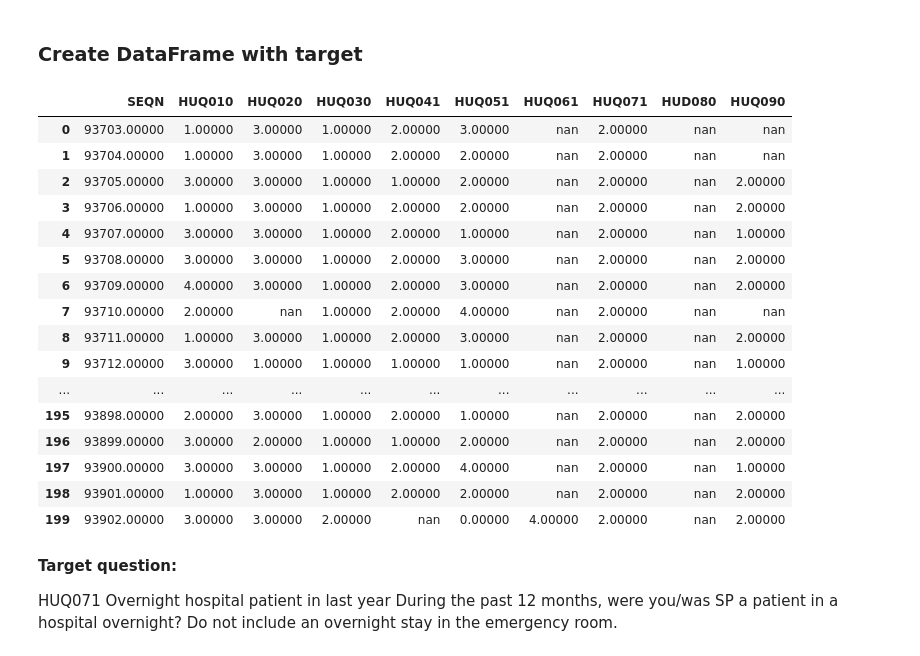
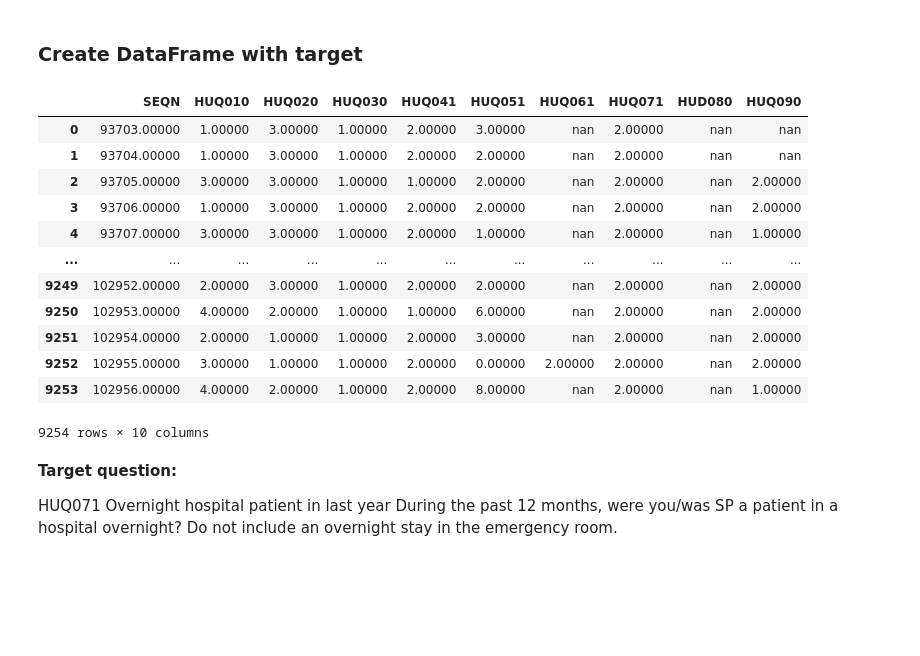
Before and after one commit to lilisbeit/Preventing-Hospitalizations, a Jupyter notebook: data-cleaning-and-feature-engineering.ipynb, the cells around one changed output. Saved outputs shown, nothing was run; the diff lists cells and outputs as text; code cells hidden in the pictures; blank space fills up the shorter version.

```diff
--- a/data-cleaning-and-feature-engineering.ipynb
+++ b/data-cleaning-and-feature-engineering.ipynb
@@ -106,26 +112,22 @@ Text(0.5, 1.0, 'NHANES Participant Age Distribution, 2017-2018')
 # %%
 # target can be found in this df
 # target is HUD071 - were you a pt in a hospital during the past 12 months?
 
-huq_j.head(200)
+huq_j
 # %% [output]
 |  | SEQN | HUQ010 | HUQ020 | HUQ030 | HUQ041 | HUQ051 | HUQ061 | HUQ071 | HUD080 | HUQ090 |
 | 0 | 93703.00000 | 1.00000 | 3.00000 | 1.00000 | 2.00000 | 3.00000 | nan | 2.00000 | nan | nan |
 | 1 | 93704.00000 | 1.00000 | 3.00000 | 1.00000 | 2.00000 | 2.00000 | nan | 2.00000 | nan | nan |
 | 2 | 93705.00000 | 3.00000 | 3.00000 | 1.00000 | 1.00000 | 2.00000 | nan | 2.00000 | nan | 2.00000 |
 | 3 | 93706.00000 | 1.00000 | 3.00000 | 1.00000 | 2.00000 | 2.00000 | nan | 2.00000 | nan | 2.00000 |
 | 4 | 93707.00000 | 3.00000 | 3.00000 | 1.00000 | 2.00000 | 1.00000 | nan | 2.00000 | nan | 1.00000 |
-| 5 | 93708.00000 | 3.00000 | 3.00000 | 1.00000 | 2.00000 | 3.00000 | nan | 2.00000 | nan | 2.00000 |
-| 6 | 93709.00000 | 4.00000 | 3.00000 | 1.00000 | 2.00000 | 3.00000 | nan | 2.00000 | nan | 2.00000 |
-| 7 | 93710.00000 | 2.00000 | nan | 1.00000 | 2.00000 | 4.00000 | nan | 2.00000 | nan | nan |
-| 8 | 93711.00000 | 1.00000 | 3.00000 | 1.00000 | 2.00000 | 3.00000 | nan | 2.00000 | nan | 2.00000 |
-| 9 | 93712.00000 | 3.00000 | 1.00000 | 1.00000 | 1.00000 | 1.00000 | nan | 2.00000 | nan | 1.00000 |
 | ... | ... | ... | ... | ... | ... | ... | ... | ... | ... | ... |
-| 195 | 93898.00000 | 2.00000 | 3.00000 | 1.00000 | 2.00000 | 1.00000 | nan | 2.00000 | nan | 2.00000 |
-| 196 | 93899.00000 | 3.00000 | 2.00000 | 1.00000 | 1.00000 | 2.00000 | nan | 2.00000 | nan | 2.00000 |
-| 197 | 93900.00000 | 3.00000 | 3.00000 | 1.00000 | 2.00000 | 4.00000 | nan | 2.00000 | nan | 1.00000 |
-| 198 | 93901.00000 | 1.00000 | 3.00000 | 1.00000 | 2.00000 | 2.00000 | nan | 2.00000 | nan | 2.00000 |
-| 199 | 93902.00000 | 3.00000 | 3.00000 | 2.00000 | nan | 0.00000 | 4.00000 | 2.00000 | nan | 2.00000 |
+| 9249 | 102952.00000 | 2.00000 | 3.00000 | 1.00000 | 2.00000 | 2.00000 | nan | 2.00000 | nan | 2.00000 |
+| 9250 | 102953.00000 | 4.00000 | 2.00000 | 1.00000 | 1.00000 | 6.00000 | nan | 2.00000 | nan | 2.00000 |
+| 9251 | 102954.00000 | 2.00000 | 1.00000 | 1.00000 | 2.00000 | 3.00000 | nan | 2.00000 | nan | 2.00000 |
+| 9252 | 102955.00000 | 3.00000 | 1.00000 | 1.00000 | 2.00000 | 0.00000 | 2.00000 | 2.00000 | nan | 2.00000 |
+| 9253 | 102956.00000 | 4.00000 | 2.00000 | 1.00000 | 2.00000 | 8.00000 | nan | 2.00000 | nan | 1.00000 |
+9254 rows × 10 columns
 # %% [markdown]
 **Target question:**
 
```
Also changed, not shown: parts of 42 cells of this notebook.
